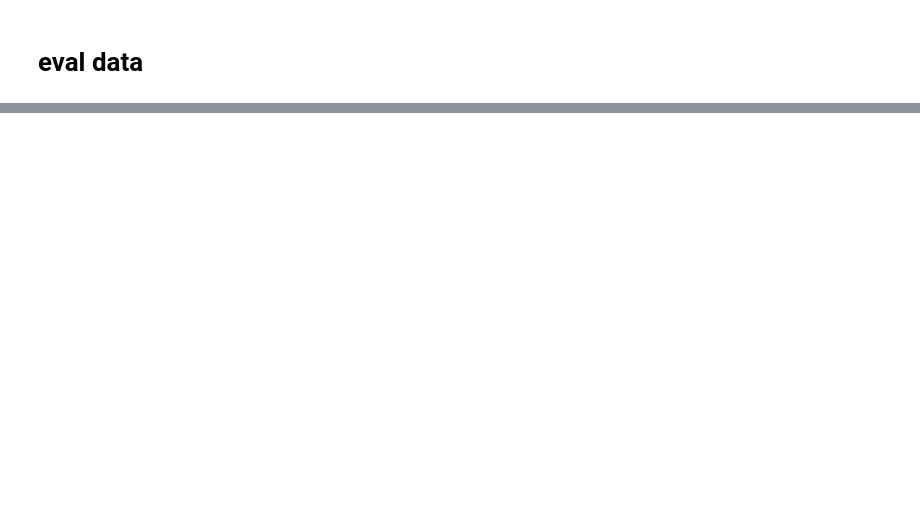
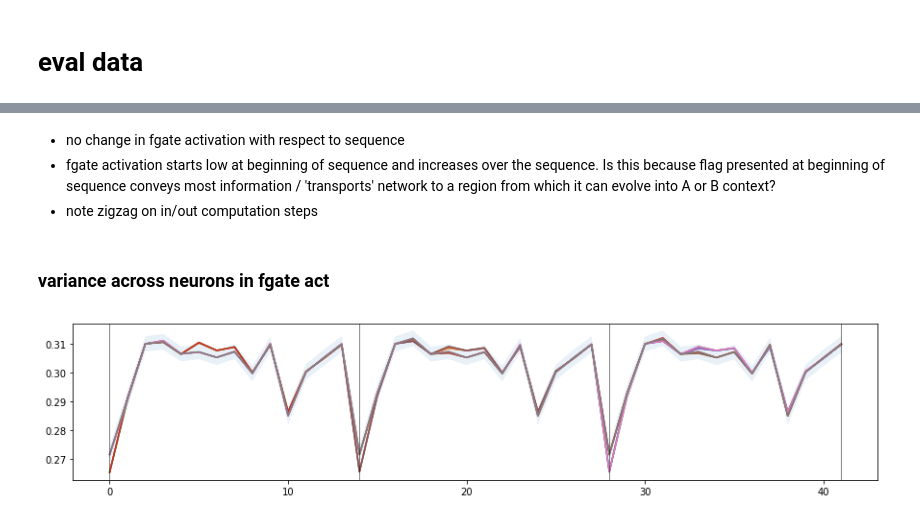
Before and after one commit to andrebeu/cswNets, a Jupyter notebook: cswNets.ipynb, the cells around one changed output, grey strips where cells are left out. Saved outputs shown, nothing was run; the diff lists cells and outputs as text; code cells hidden in the pictures; blank space fills up the shorter version.

```diff
--- a/cswNets.ipynb
+++ b/cswNets.ipynb
@@ -429,0 +133,27 @@ plt.savefig('figures/fgate/'+title)
+# %% [markdown]
+- no change in fgate activation with respect to sequence
+- fgate activation starts low at beginning of sequence and increases over the sequence. Is this because flag presented at beginning of sequence conveys most information / 'transports' network to a region from which it can evolve into A or B context?
+- note zigzag on in/out computation steps
+# %% [markdown]
+### variance across neurons in fgate act
+# %%
+net_std_fun = lambda shiftpr,seq: evalD[shiftpr][seq]['fgate'].squeeze().std(2)
+
+plt.figure(figsize=(15,3))
+ax = plt.gca()
+
+# standard deviation of fgate across units for each net
+for seq in seqL:
+  net_std = net_std_fun(shiftpr,seq)
+  M = net_std.mean(0)
+  S = net_std.std(0)/np.sqrt(len(net_std))
+  ax.plot(M,label=shiftpr)
+
+ax.fill_between(range(len(M)),M-S,M+S,alpha=.1)
+for t in [0,14,28,41]:
+  ax.axvline(t,c='black',lw=.5)
+
+# plt.legend()
+# plt.savefig('figures/fgate var across units overlaid')
+# %% [output]
+[figure, added]
```
Also changed, not shown: parts of 50 cells of this notebook, 1 other file.
